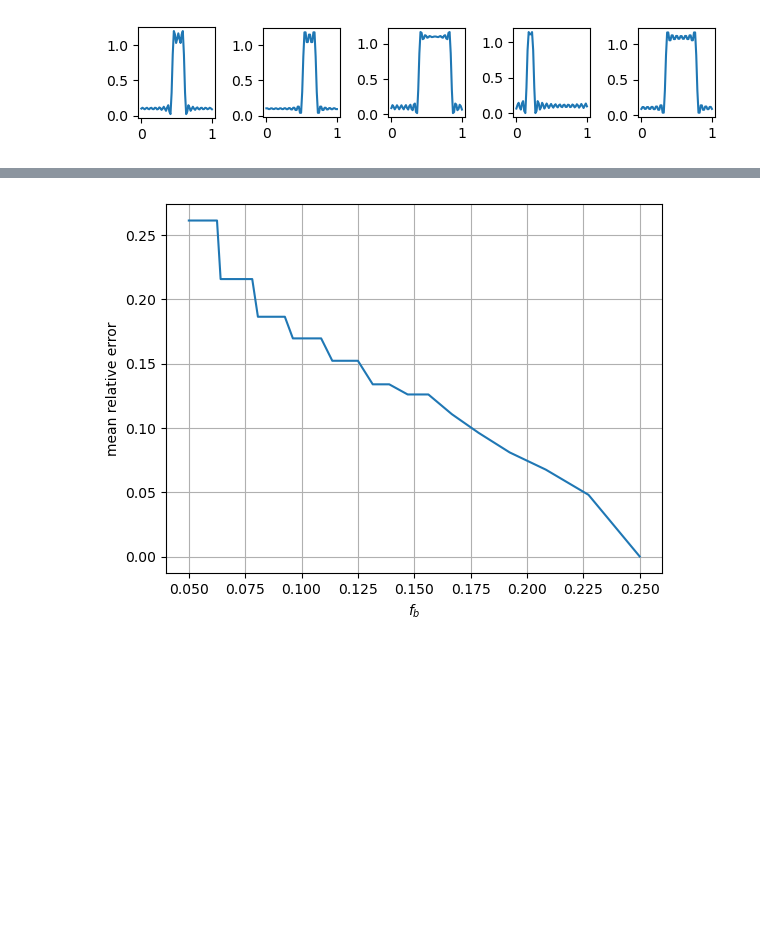
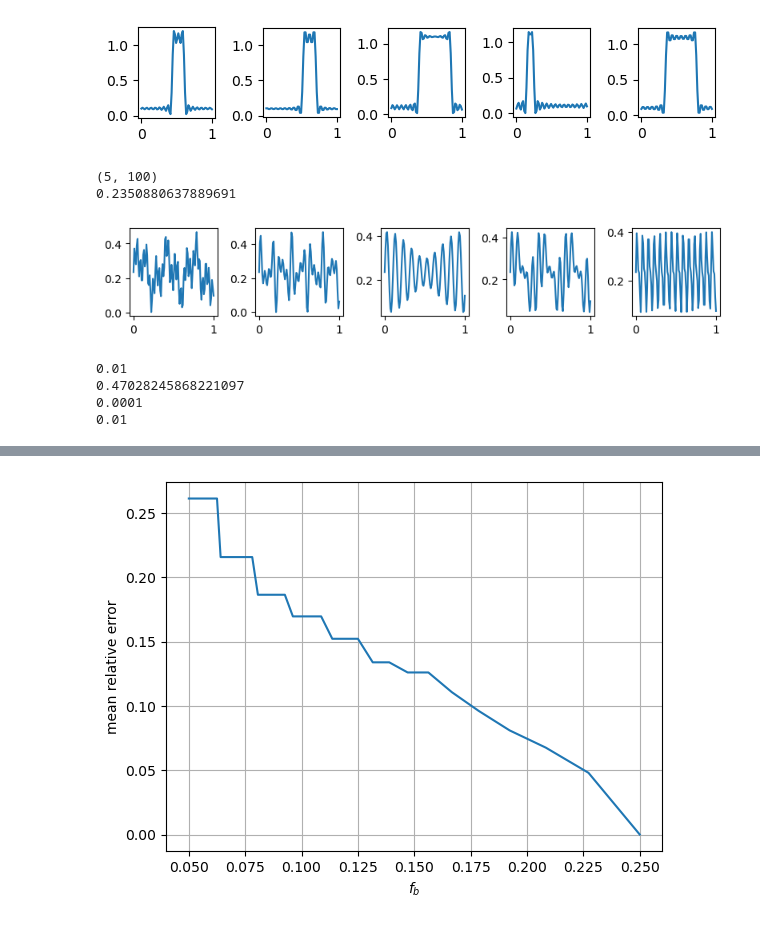
Before and after one commit to Ava99999/signal-thesis, a Jupyter notebook: Example 2.ipynb, the cells around one changed output, grey strips where cells are left out. Drawn from its saved outputs; the diff is of its cells as text; code cells hidden in the pictures; blank space fills up the shorter version.

```diff
--- a/Example 2.ipynb
+++ b/Example 2.ipynb
@@ -120,6 +120,21 @@ def cut_off_lowpass(data, highcut):
     new_data = np.real(ifft(data_fft, axis=1)) # also only works for real data
     return (new_data, cut_off) if data.shape[0] > 1 else (new_data[0], cut_off)
 
+def sine_signal(n, frequencies):
+    '''
+    input: grid length, frequencies (nsamples x 3), time
+    '''
+    nsamples = frequencies.shape[0]
+    t = np.linspace(0, 1, n, False)  # 1 second
+
+    signals = np.zeros((nsamples,n))
+    for i in range(nsamples):
+        signals[i] = np.sin(2*np.pi*frequencies[i,0]*t) + np.sin(2*np.pi*frequencies[i,1]*t) + np.sin(2*np.pi*frequencies[i,2]*t)
+        norm = la.norm(signals[i])
+        signals[i] = signals[i]/norm
+
+    return signals
+
 # 1D ambiguity function
 def Ambiguity(phi,m): #for now, ignore specific frequency component n and compute all
     '''
@@ -244,3 +259,43 @@ plt.show()
 -0.002250646783365312
 31
 [figure]
+# %%
+# (low freq sines) create data set
+frequencies = np.random.randint(2,30, size=(nsamples,3))
+
+Xlowfreq = sine_signal(n,frequencies)
+print(Xlowfreq.shape)
+smallest = np.abs(np.min(Xlowfreq))
+print(smallest)
+#print(np.min(Xtrue), np.max(Xtrue))
+
+Xlowfreq = Xlowfreq + smallest
+
+fig,ax = plt.subplots(1,5, figsize=(8, 2))
+#fig,ax = plt.subplots(1,5)
+
+for i in range(5):
+    ax[i].plot(domain,Xlowfreq[i,:])
+    #ax[i].set(aspect='equal')
+    ax[i].set_box_aspect(1)
+
+fig.tight_layout()
+plt.show()
+
+# make complex phase retrieval set
+Xlowfreq_complex = 0.01*np.ones((nsamples,n)) + 1j*Xlowfreq
+
+smallest = np.min(np.abs(Xlowfreq_complex))
+print(smallest)
+print(np.max(np.abs(Xlowfreq_complex)))
+
+print(smallest**2)
+print(1/n)
+# %% [output]
+(5, 100)
+0.2350880637889691
+[figure, added]
+0.01
+0.47028245868221097
+0.0001
+0.01
```
Also changed, not shown: parts of 10 cells of this notebook, 3 other files.
